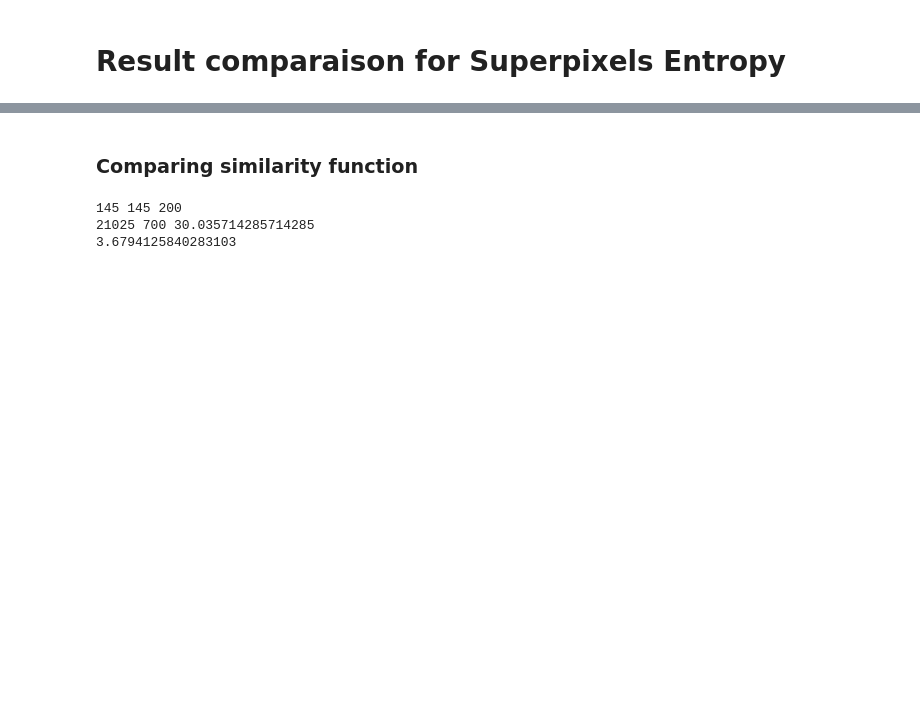
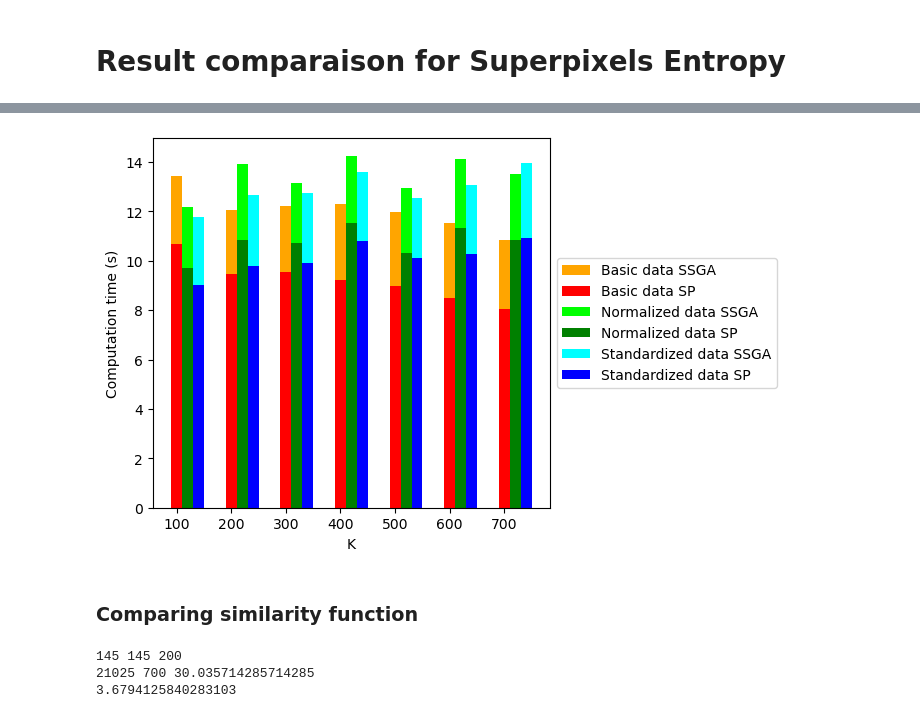
Before and after one commit to GeckSpy/M1-internship-SSGA, a Jupyter notebook: code/SPresult.ipynb, the cells around one changed output, grey strips where cells are left out. Cells and saved outputs as stored; diff of their text form; code cells hidden in the pictures; blank space fills up the shorter version.

```diff
--- a/code/SPresult.ipynb
+++ b/code/SPresult.ipynb
@@ -75,3 +276,28 @@ datas = [data1, data2, data3]
+# %%
+SP_colors = ["red", "green", "blue"]
+SSGA_colors = ["orange", "lime", "cyan"]
+
+
+fig = plt.figure()
+ax = plt.subplot(111)
+for k,K in enumerate(Ks):
+    for d,data in enumerate(datas):
+        if k==0:
+            ax.bar(K+d*20, SPs_time[K][d]+SSGA_time[K][d], width=20, color=SSGA_colors[d], label=names[d]+" data SSGA")
+            ax.bar(K+ d*20, SPs_time[K][d], color=SP_colors[d], width=20, label=names[d]+" data SP")
+        else:
+            ax.bar(K+d*20, SPs_time[K][d]+SSGA_time[K][d], width=20, color=SSGA_colors[d])
+            ax.bar(K+ d*20, SPs_time[K][d], color=SP_colors[d], width=20)
+
+box = ax.get_position()
+ax.set_position([box.x0, box.y0, box.width * 0.8, box.height])
+ax.legend(loc='center left', bbox_to_anchor=(1, 0.5))
+
+plt.xlabel("K")
+plt.ylabel("Computation time (s)")
+plt.show()
+# %% [output]
+[figure, added]
 # %% [markdown]
 ### Comparing similarity function
 # %%
```
Also changed, not shown: parts of 26 cells of this notebook, 1 other file.
